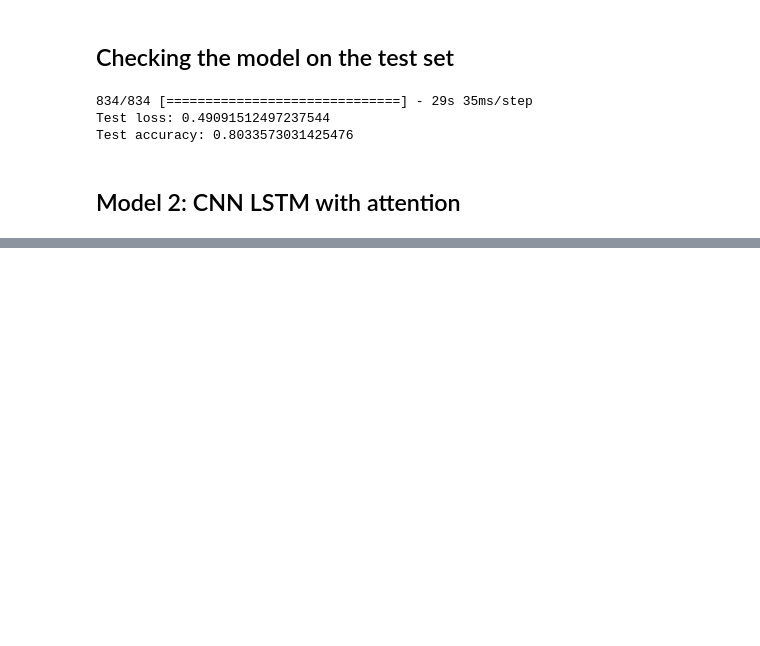
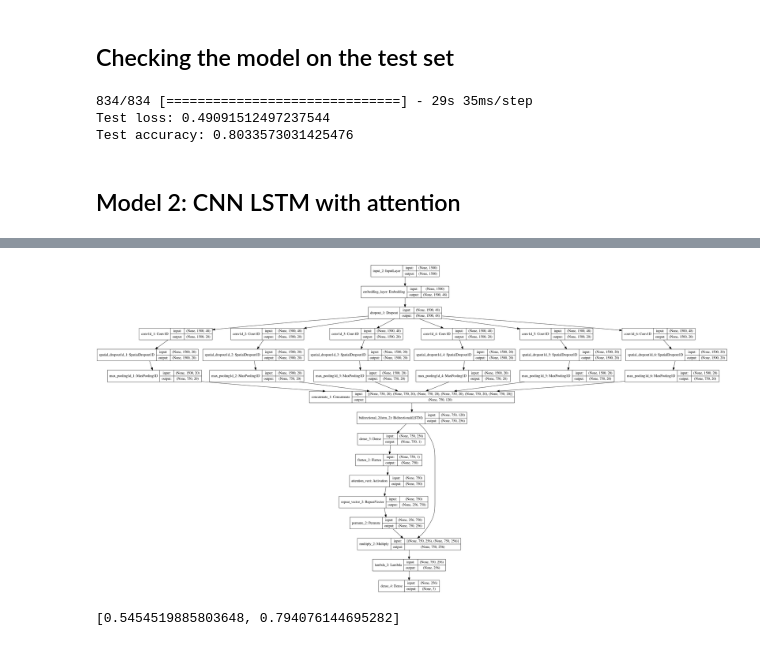
Before and after one commit to JulieRojas/Protein_Localisation_ML, a Jupyter notebook: GlobalClasses_prediction/3 Classes classifier with attention.ipynb, the cells around one changed output, grey strips where cells are left out. Drawn from its saved outputs; the diff is of its cells as text; code cells hidden in the pictures; blank space fills up the shorter version.

```diff
--- a/GlobalClasses_prediction/3 Classes classifier with attention.ipynb
+++ b/GlobalClasses_prediction/3 Classes classifier with attention.ipynb
@@ -687,0 +807,4 @@ Test accuracy: 0.8033573031425476
+# %%
+plot_model(model, to_file='models_attention/2/CNN_model_plot.png', show_shapes=True, show_layer_names=True)
+# %% [output]
+[figure, added]
@@ -687,0 +813,4 @@ Test accuracy: 0.8033573031425476
+# %%
+model2.evaluate(x_valid_pad, y_valid_OH, verbose=0)
+# %% [output]
+[0.5454519885803648, 0.794076144695282]
```
Also changed, not shown: parts of 29 cells of this notebook, 8 other files.
